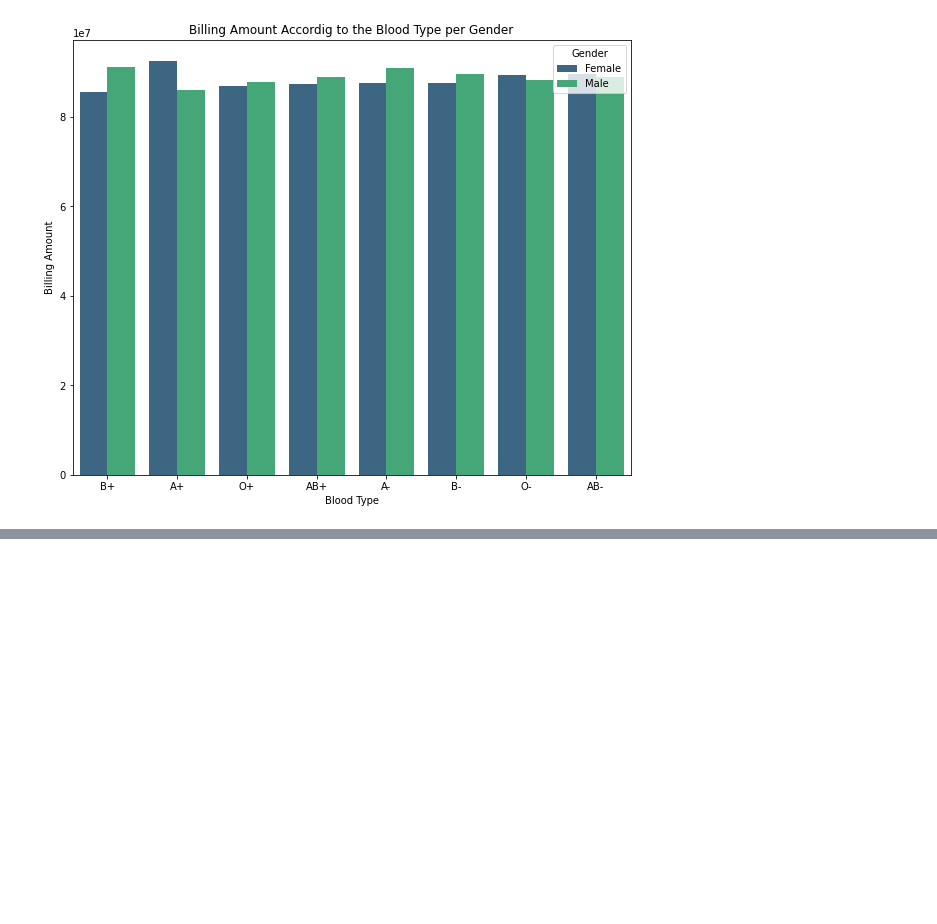
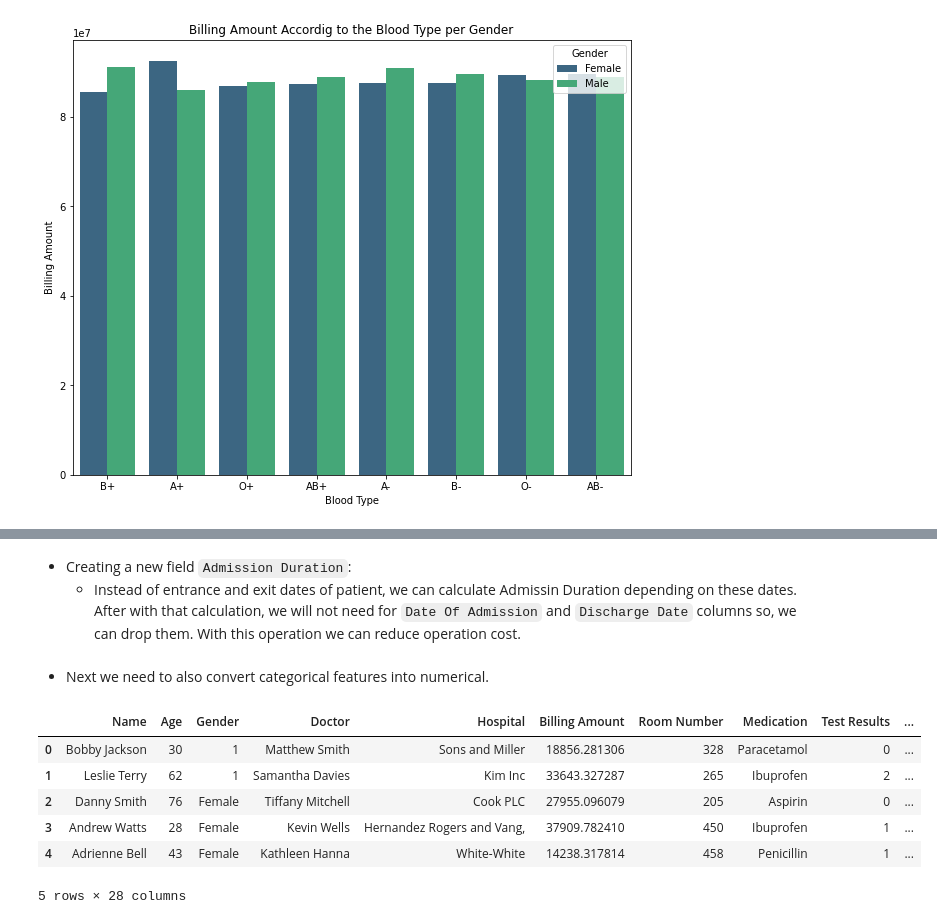
Before and after one commit to MrEktirir/Analysis-of-Healthcare, a Jupyter notebook: Notebooks/main.ipynb, the cells around one changed output, grey strips where cells are left out. Drawn from its saved outputs; the diff is of its cells as text; code cells hidden in the pictures; blank space fills up the shorter version.

Commit message:
Feature Engineering
* New feature created.
* Date feature dropped.
* Categorical features transform into numerical column.
* Numerical features have been scaled.

```diff
--- a/Notebooks/main.ipynb
+++ b/Notebooks/main.ipynb
@@ -393,0 +402,32 @@ Text(0.5, 1.0, 'Billing Amount Accordig to the Blood Type per Gender')
+# %% [markdown]
+* Creating a new field `Admission Duration`:
+    - Instead of entrance and exit dates of patient, we can calculate Admissin Duration depending on these dates. After with that calculation, we will not need for `Date Of Admission` and `Discharge Date` columns so, we can drop them. With this operation we can reduce operation cost.
+# %%
+dataset['Admission Duration'] = (dataset['Discharge Date'] - dataset['Date of Admission']).dt.days
+dataset.drop(['Date of Admission', 'Discharge Date'], axis=1, inplace=True)
+# %% [markdown]
+* Next we need to also convert categorical features into numerical.
+# %%
+dataset['Gender'] = [1 if x=='Male' else 'Female' for x in dataset['Gender']]
+dataset['Test Results'] = dataset['Test Results'].map({'Normal': 0, 'Abnormal': 1, 'Inconclusive': 2})
+# %%
+dataset = pd.get_dummies(
+    dataset,
+    columns=[
+        'Blood Type',
+        'Admission Type',
+        'Medical Condition',
+        'Insurance Provider'
+    ],
+    drop_first=True
+)
+# %%
+dataset.head()
+# %% [output]
+|  | Name | Age | Gender | Doctor | Hospital | Billing Amount | Room Number | Medication | Test Results | ... |
+| 0 | Bobby Jackson | 30 | 1 | Matthew Smith | Sons and Miller | 18856.281306 | 328 | Paracetamol | 0 | ... |
+| 1 | Leslie Terry | 62 | 1 | Samantha Davies | Kim Inc | 33643.327287 | 265 | Ibuprofen | 2 | ... |
+| 2 | Danny Smith | 76 | Female | Tiffany Mitchell | Cook PLC | 27955.096079 | 205 | Aspirin | 0 | ... |
+| 3 | Andrew Watts | 28 | Female | Kevin Wells | Hernandez Rogers and Vang, | 37909.782410 | 450 | Ibuprofen | 1 | ... |
+| 4 | Adrienne Bell | 43 | Female | Kathleen Hanna | White-White | 14238.317814 | 458 | Penicillin | 1 | ... |
+5 rows × 28 columns
```
Also changed, not shown: parts of 6 cells of this notebook.
